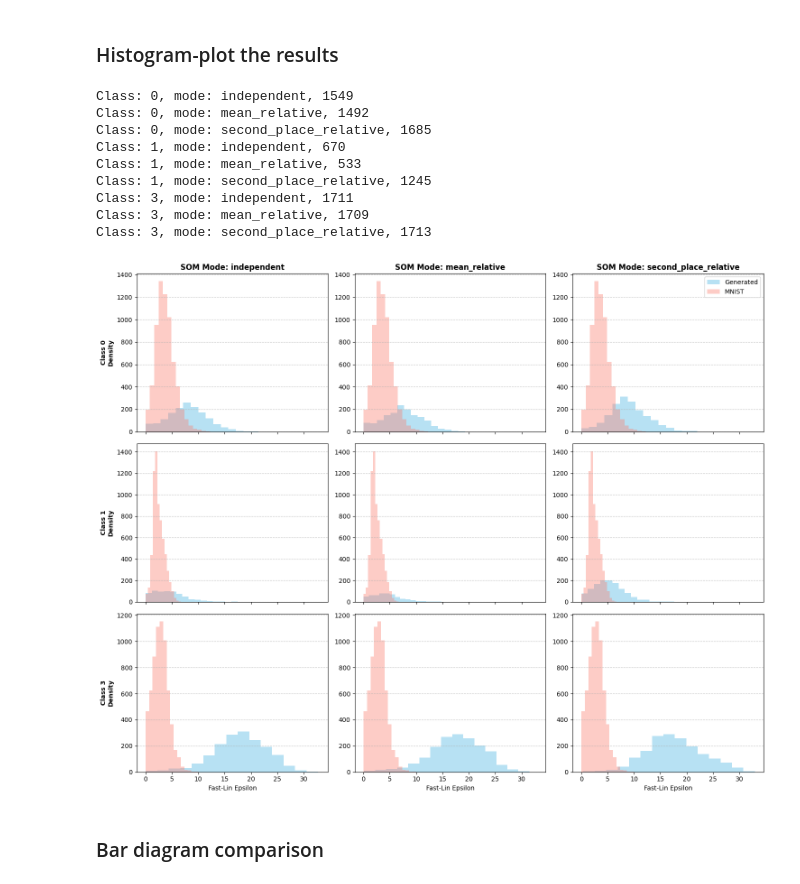
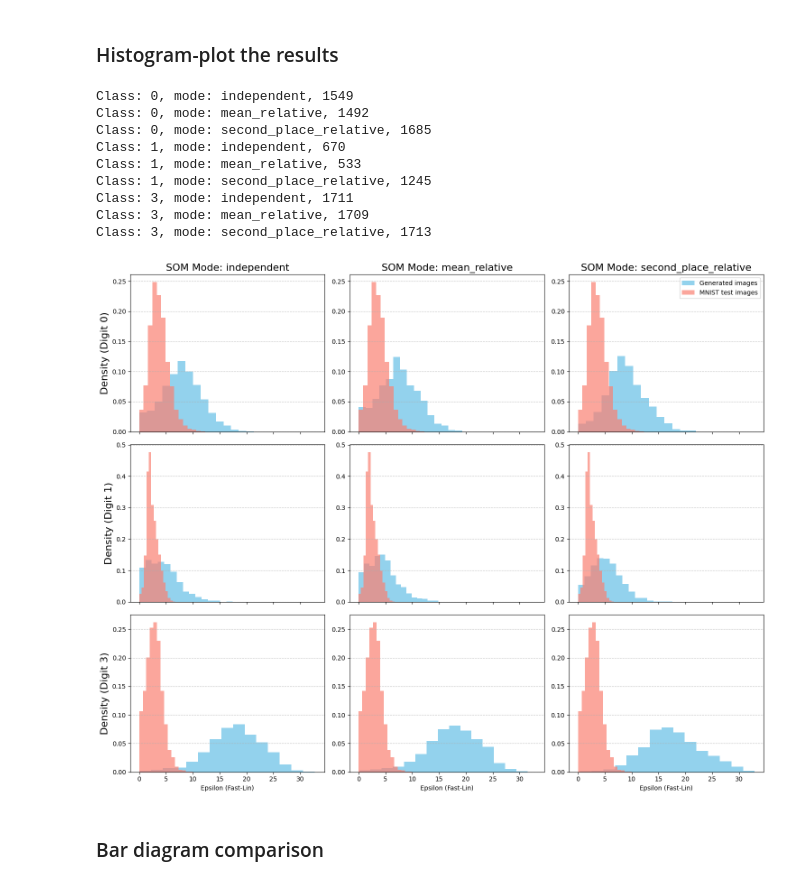
Before and after one commit to landbu/Kex, a Jupyter notebook: experiment2.ipynb, the cells around one changed output. Cells and saved outputs as stored; diff of their text form; code cells hidden in the pictures.

Commit message:
Improves plots

```diff
--- a/experiment2.ipynb
+++ b/experiment2.ipynb
@@ -538,39 +483,39 @@ Loaded Exp1: 19800 samples
 modes = sorted(df_exp2_fast['som_mode'].unique())
 classes = sorted(df_exp2_fast['target_class'].unique())
 n_rows, n_cols = len(classes), len(modes)
 
 fig, axes = plt.subplots(n_rows, n_cols, figsize=(5 * n_cols, 4 * n_rows), sharex=True)
 if n_rows == 1 or n_cols == 1: axes = np.array(axes).reshape(n_rows, n_cols)
 
 for row_idx, cls in enumerate(classes):
     for col_idx, mode in enumerate(modes):
         ax = axes[row_idx, col_idx]
         gen_data = df_exp2_fast[(df_exp2_fast['target_class'] == cls) & (df_exp2_fast['som_mode'] == mode)]['fastlin_eps']
         print(f"Class: {cls}, mode: {mode}, {len(gen_data)}")
         mnist_data = df_exp1[df_exp1['label'] == cls]['epsilon']
 
-        if not gen_data.empty: ax.hist(gen_data, bins=15, alpha=0.6, color='skyblue', label='Generated', density=False)
-        if not mnist_data.empty: ax.hist(mnist_data, bins=15, alpha=0.4, color='salmon', label='MNIST', density=False)
+        if not gen_data.empty: ax.hist(gen_data, bins=15, alpha=0.9, color='skyblue', label='Generated images', density=True)
+        if not mnist_data.empty: ax.hist(mnist_data, bins=15, alpha=0.7, color='salmon', label='MNIST test images', density=True)
 
-        if row_idx == 0: ax.set_title(f"SOM Mode: {mode}", fontweight='bold')
-        if col_idx == 0: ax.set_ylabel(f"Class {cls}\nDensity", fontweight='bold')
-        if row_idx == n_rows - 1: ax.set_xlabel("Fast-Lin Epsilon")
+        if row_idx == 0: ax.set_title(f"SOM Mode: {mode}", fontsize = 16)
+        if col_idx == 0: ax.set_ylabel(f"Density (Digit {cls})", fontsize = 16)
+        if row_idx == n_rows - 1: ax.set_xlabel("Epsilon (Fast-Lin)")
         if row_idx == 0 and col_idx == n_cols - 1: ax.legend()
         ax.grid(axis='y', linestyle='--', alpha=0.7)
 
 plt.tight_layout()
 plt.show()
 # %% [output]
 Class: 0, mode: independent, 1549
 Class: 0, mode: mean_relative, 1492
 Class: 0, mode: second_place_relative, 1685
 Class: 1, mode: independent, 670
 Class: 1, mode: mean_relative, 533
 Class: 1, mode: second_place_relative, 1245
 Class: 3, mode: independent, 1711
 Class: 3, mode: mean_relative, 1709
 Class: 3, mode: second_place_relative, 1713
-[figure, old version]
+[figure, new version]
 # %% [markdown]
 ### Bar diagram comparison
 # %%
```
Also changed, not shown: parts of 9 cells of this notebook, 2 other files.
